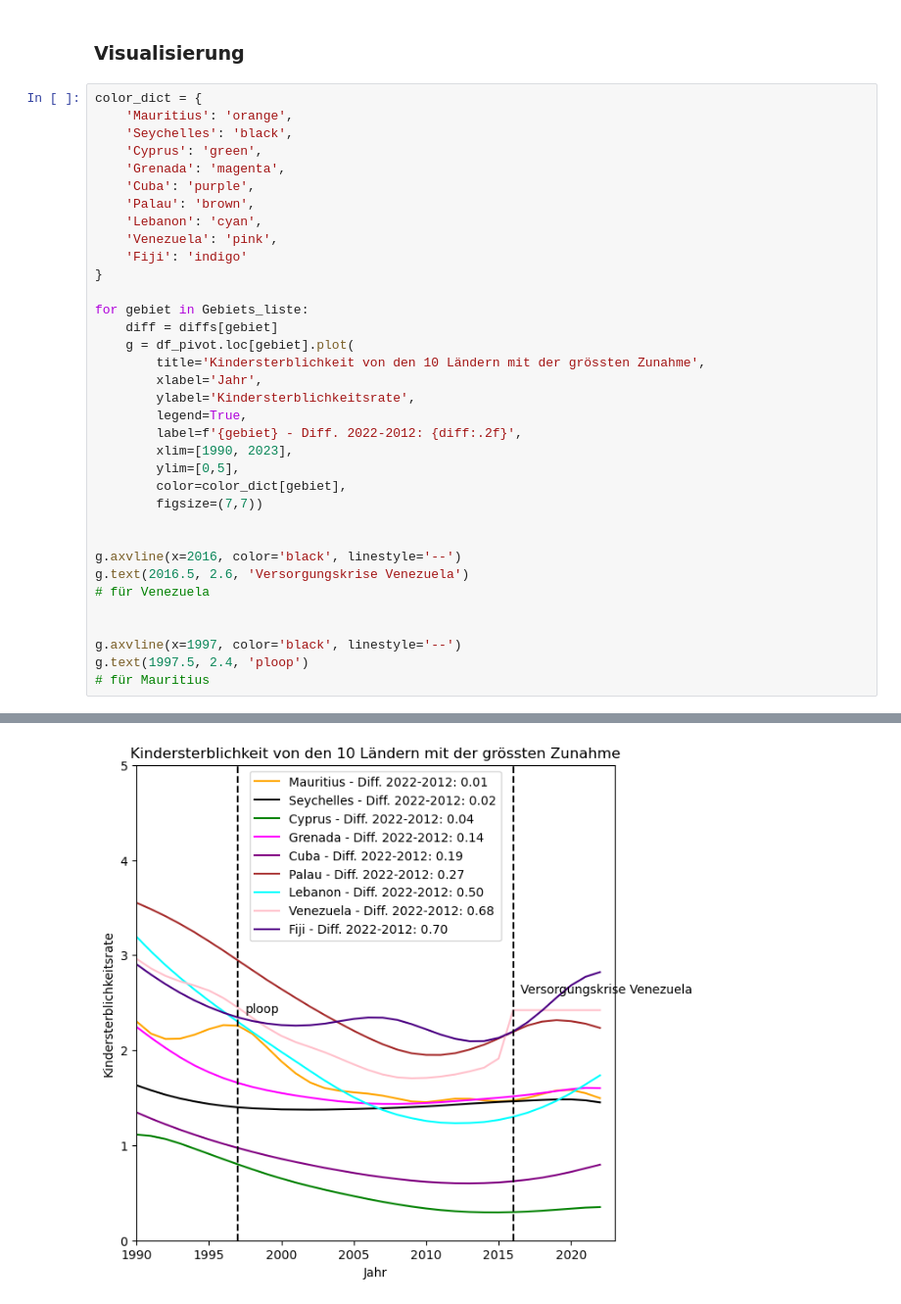
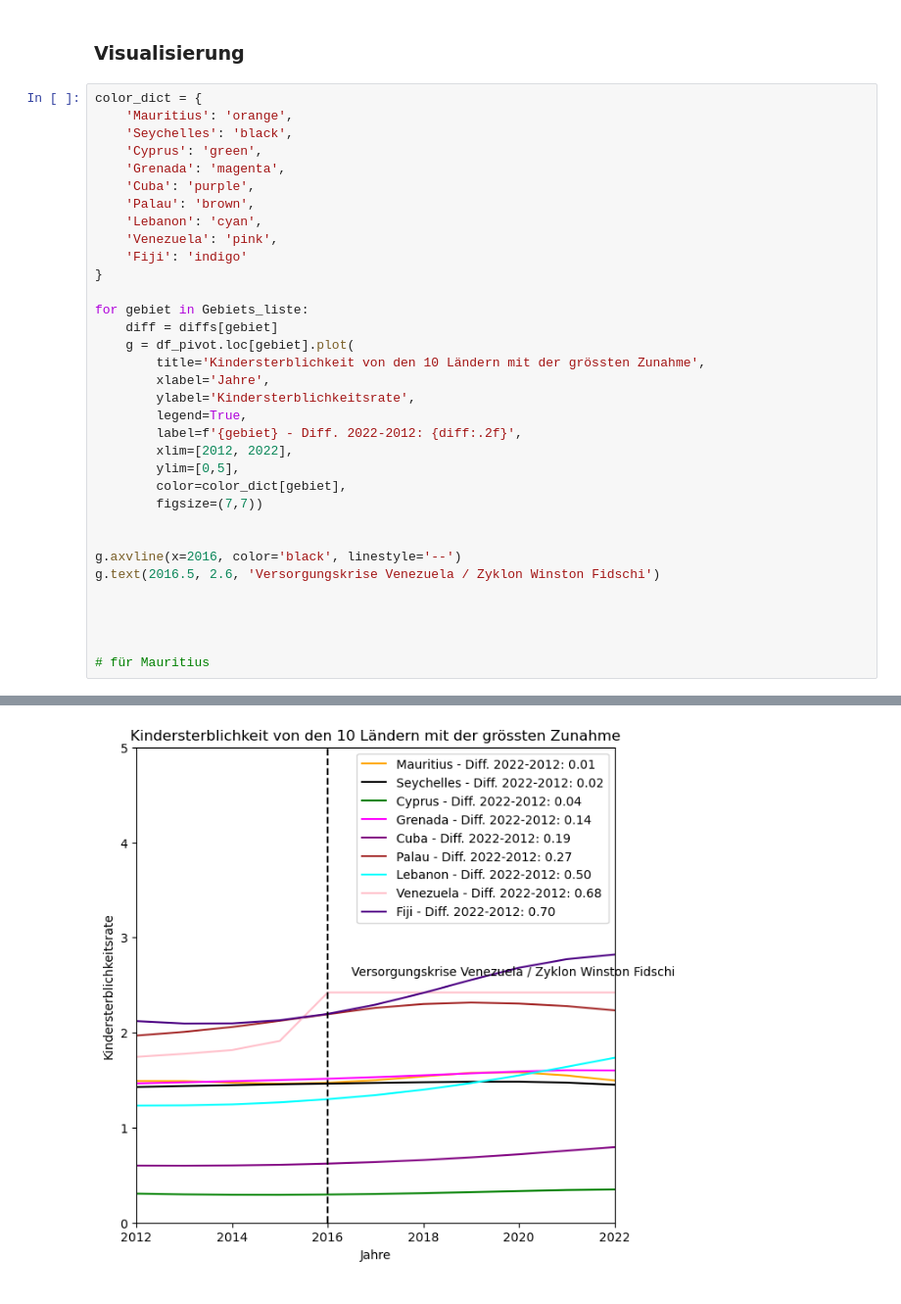
Before and after one commit to 12Lisa12/Pandas-LN, a Jupyter notebook: Grundgerüst_Leistungsnachweis.ipynb, the cells around one changed output, grey strips where cells are left out. Shown at 98% size. Drawn from its saved outputs; the diff is of its cells as text.

Commit message:
Fiji Text hinzugefügt, Grafik angepasst

```diff
--- a/Grundgerüst_Leistungsnachweis.ipynb
+++ b/Grundgerüst_Leistungsnachweis.ipynb
@@ -323,22 +324,21 @@ for gebiet in Gebiets_liste:
     diff = diffs[gebiet]
     g = df_pivot.loc[gebiet].plot(
         title='Kindersterblichkeit von den 10 Ländern mit der grössten Zunahme',
-        xlabel='Jahr',
+        xlabel='Jahre',
         ylabel='Kindersterblichkeitsrate',
         legend=True,
         label=f'{gebiet} - Diff. 2022-2012: {diff:.2f}',
-        xlim=[1990, 2023],
+        xlim=[2012, 2022],
         ylim=[0,5],
         color=color_dict[gebiet],
         figsize=(7,7))
 
 
 g.axvline(x=2016, color='black', linestyle='--')
-g.text(2016.5, 2.6, 'Versorgungskrise Venezuela')
-# für Venezuela
+g.text(2016.5, 2.6, 'Versorgungskrise Venezuela / Zyklon Winston Fidschi')
 
 
-g.axvline(x=1997, color='black', linestyle='--')
-g.text(1997.5, 2.4, 'ploop')
+
+
 # für Mauritius
 # %% [output]
@@ -346 +346 @@ Text(1997.5, 2.4, 'ploop')
-[figure, old version]
+[figure, new version]
```
Also changed, not shown: parts of 6 cells of this notebook.
